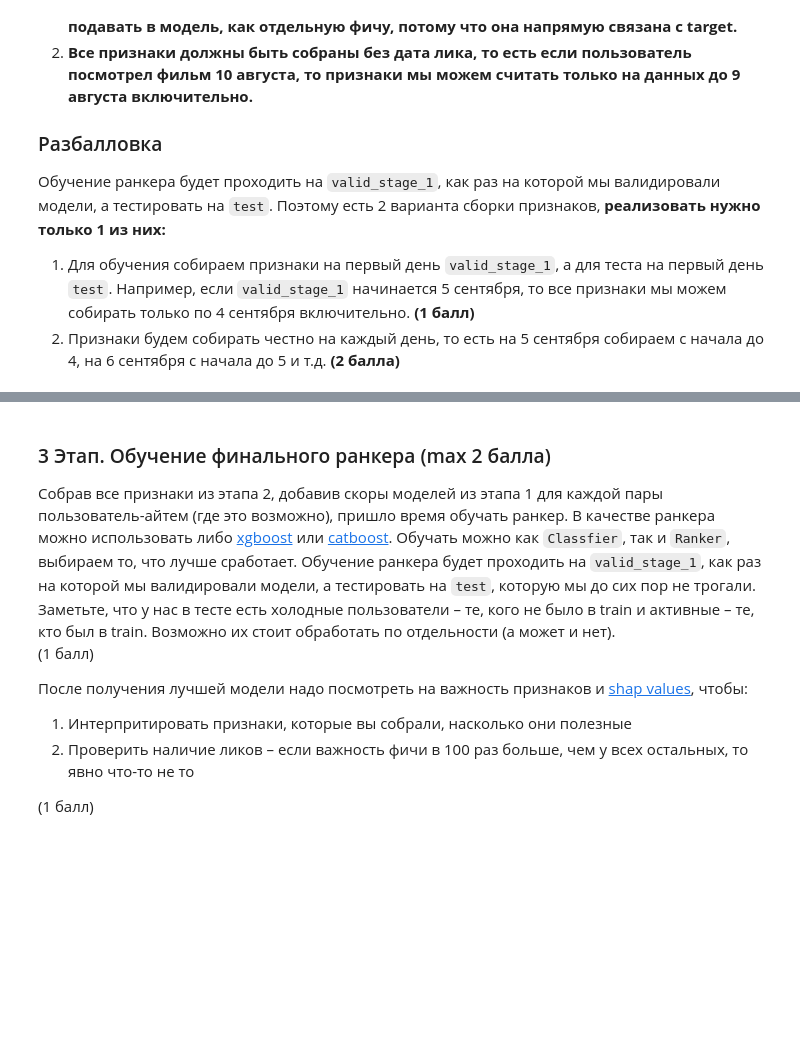
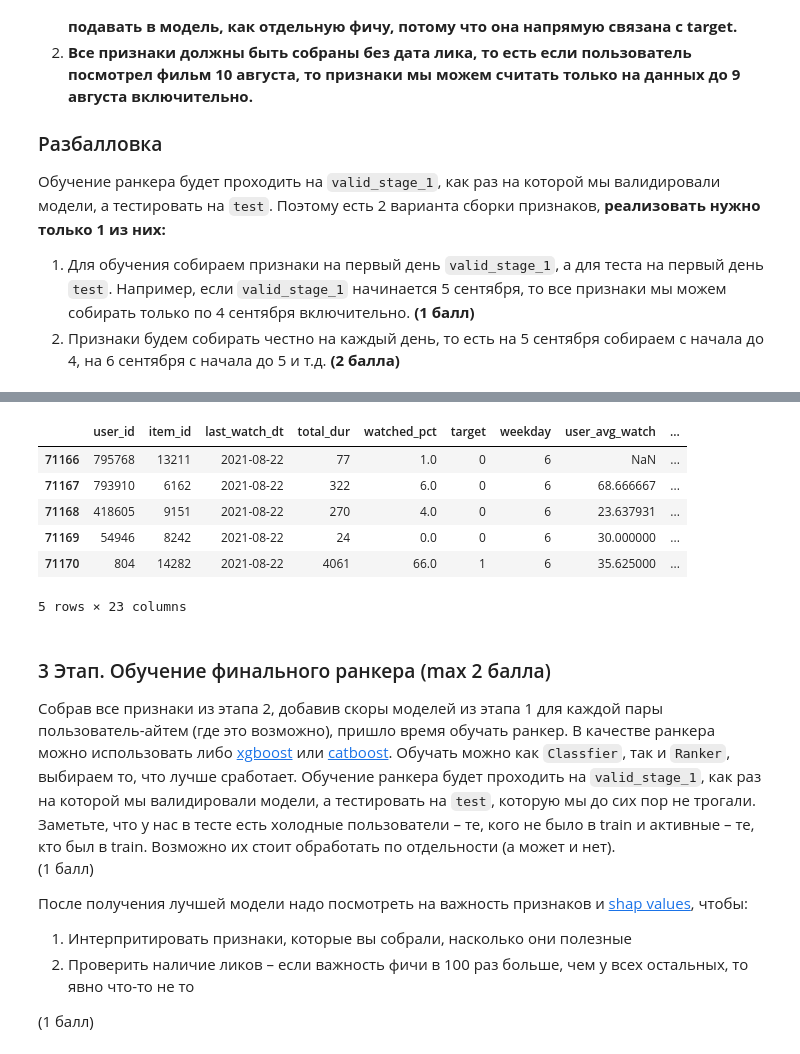
Before and after one commit to TaniaZharova2205/HSE, a Jupyter notebook: Recsis_1(3-4)/DZ3/HSE_RecSys_HW3.ipynb, the cells around one changed output, grey strips where cells are left out. Drawn from its saved outputs; the diff is of its cells as text; code cells hidden in the pictures; blank space fills up the shorter version.

```diff
--- a/Recsis_1(3-4)/DZ3/HSE_RecSys_HW3.ipynb
+++ b/Recsis_1(3-4)/DZ3/HSE_RecSys_HW3.ipynb
@@ -382,0 +500,10 @@ test_df_with_features = # YOUR CODE IS HERE
+# %%
+test_df_with_features.tail()
+# %% [output]
+|  | user_id | item_id | last_watch_dt | total_dur | watched_pct | target | weekday | user_avg_watch | ... |
+| 71166 | 795768 | 13211 | 2021-08-22 | 77 | 1.0 | 0 | 6 | NaN | ... |
+| 71167 | 793910 | 6162 | 2021-08-22 | 322 | 6.0 | 0 | 6 | 68.666667 | ... |
+| 71168 | 418605 | 9151 | 2021-08-22 | 270 | 4.0 | 0 | 6 | 23.637931 | ... |
+| 71169 | 54946 | 8242 | 2021-08-22 | 24 | 0.0 | 0 | 6 | 30.000000 | ... |
+| 71170 | 804 | 14282 | 2021-08-22 | 4061 | 66.0 | 1 | 6 | 35.625000 | ... |
+5 rows × 23 columns
```
Also changed, not shown: parts of 23 cells of this notebook, 26 other files.
